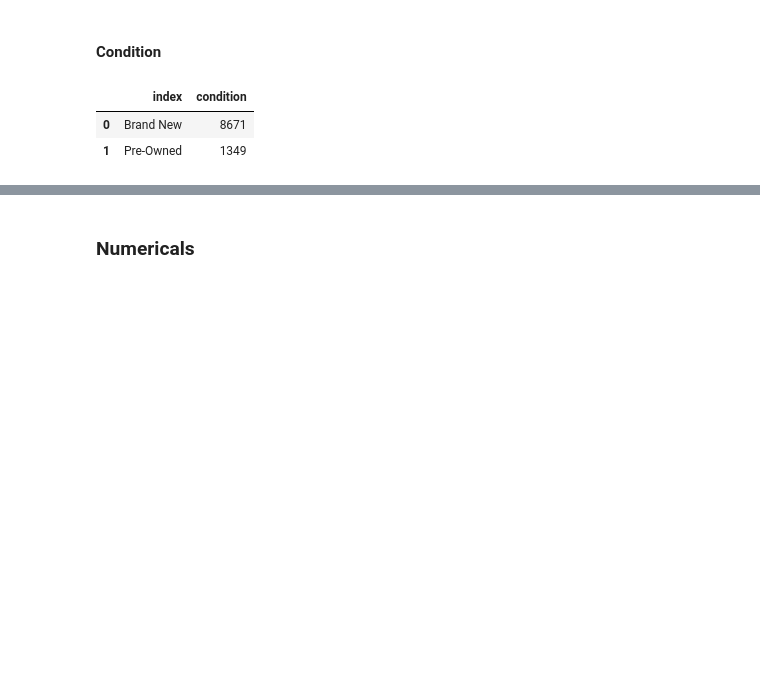
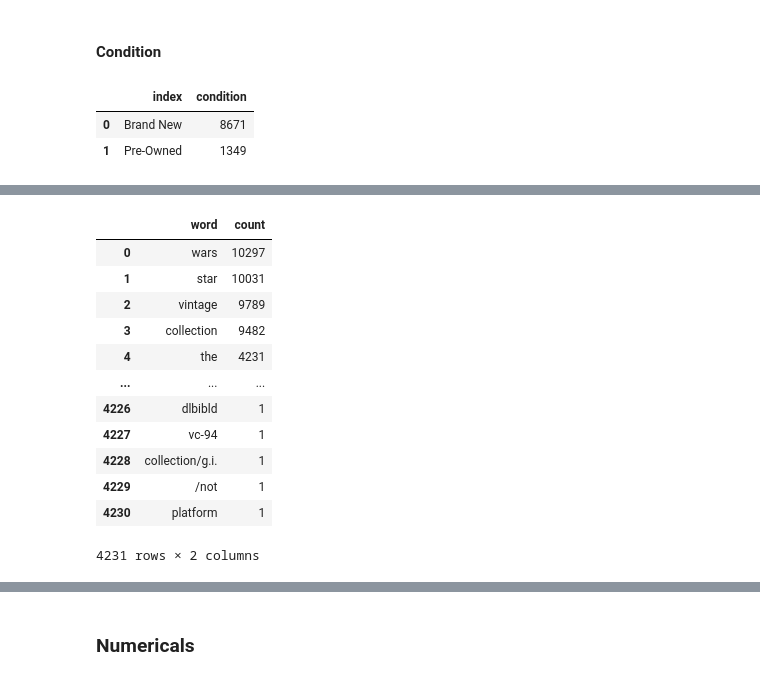
Before and after one commit to sebmedina-pers/ebay-star-wars-webscraper-and-eda, a Jupyter notebook: eda.ipynb, the cells around one changed output, grey strips where cells are left out. Cells and saved outputs as stored; diff of their text form; code cells hidden in the pictures; blank space fills up the shorter version.

```diff
--- a/eda.ipynb
+++ b/eda.ipynb
@@ -144,0 +192,22 @@ df_condition_freqs
+# %%
+value_counts = df["product_name"].str.split(" ", expand=True).stack().value_counts()
+df_common_words = pd.DataFrame(value_counts).reset_index()
+df_common_words = df_common_words.rename(columns={
+    "index": "word",
+    0: "count"
+})
+df_common_words
+# %% [output]
+|  | word | count |
+| 0 | wars | 10297 |
+| 1 | star | 10031 |
+| 2 | vintage | 9789 |
+| 3 | collection | 9482 |
+| 4 | the | 4231 |
+| ... | ... | ... |
+| 4226 | dlbibld | 1 |
+| 4227 | vc-94 | 1 |
+| 4228 | collection/g.i. | 1 |
+| 4229 | /not | 1 |
+| 4230 | platform | 1 |
+4231 rows × 2 columns
```
Also changed, not shown: parts of 8 cells of this notebook.
